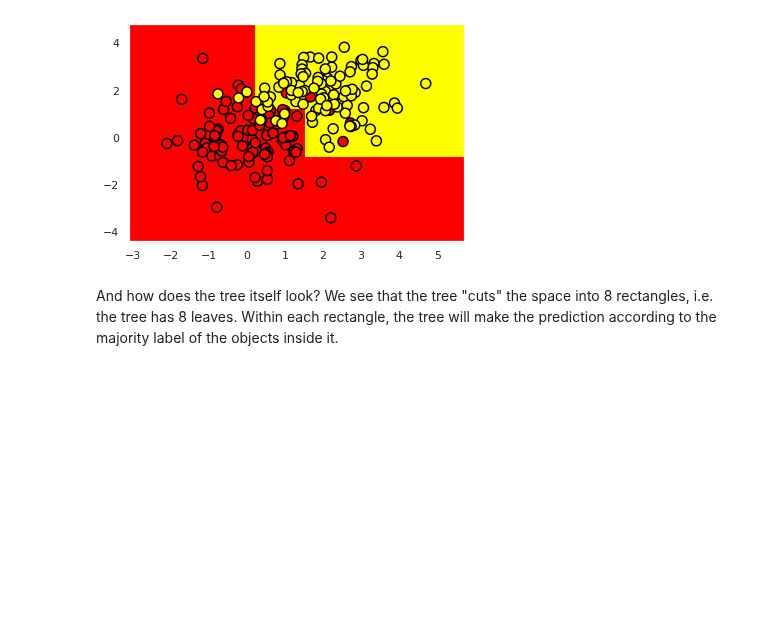
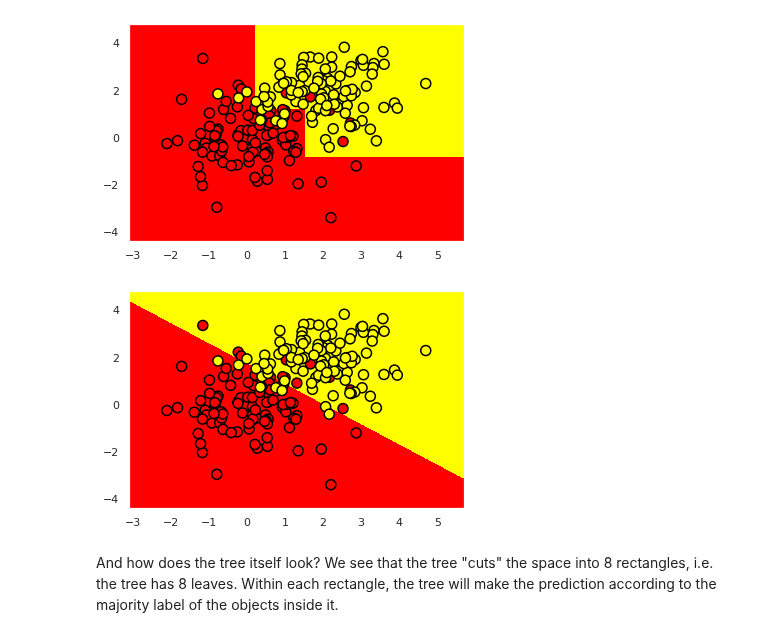
Before and after one commit to ulstu/ml, a Jupyter notebook: ml_course_en/lecture04. Decision trees. KNN. Logistic regression. Regularization/Lecture 04-01. decision_trees_kNN.ipynb, the cells around one changed output. Drawn from its saved outputs; the diff is of its cells as text; code cells hidden in the pictures; blank space fills up the shorter version.

```diff
--- a/ml_course_en/lecture04. Decision trees. KNN. Logistic regression. Regularization/Lecture 04-01. decision_trees_kNN.ipynb
+++ b/ml_course_en/lecture04. Decision trees. KNN. Logistic regression. Regularization/Lecture 04-01. decision_trees_kNN.ipynb
@@ -199,6 +199,19 @@ plt.scatter(train_data[:, 0], train_data[:, 1], c=train_labels, s=100,
             cmap='autumn', edgecolors='black', linewidth=1.5);
 # %% [output]
 [figure]
+# %%
+from sklearn.linear_model import LogisticRegression
+logregr = LogisticRegression()
+logregr.fit(train_data, train_labels)
+
+xx, yy = get_grid(train_data)
+predicted = logregr.predict(np.c_[xx.ravel(),
+                                   yy.ravel()]).reshape(xx.shape)
+plt.pcolormesh(xx, yy, predicted, cmap='autumn')
+plt.scatter(train_data[:, 0], train_data[:, 1], c=train_labels, s=100,
+            cmap='autumn', edgecolors='black', linewidth=1.5);
+# %% [output]
+[figure, added]
 # %% [markdown]
 And how does the tree itself look? We see that the tree "cuts" the space into 8 rectangles, i.e. the tree has 8 leaves. Within each rectangle, the tree will make the prediction according to the majority label of the objects inside it.
 # %%
```
Also changed, not shown: parts of 15 cells of this notebook, 7 other files.
